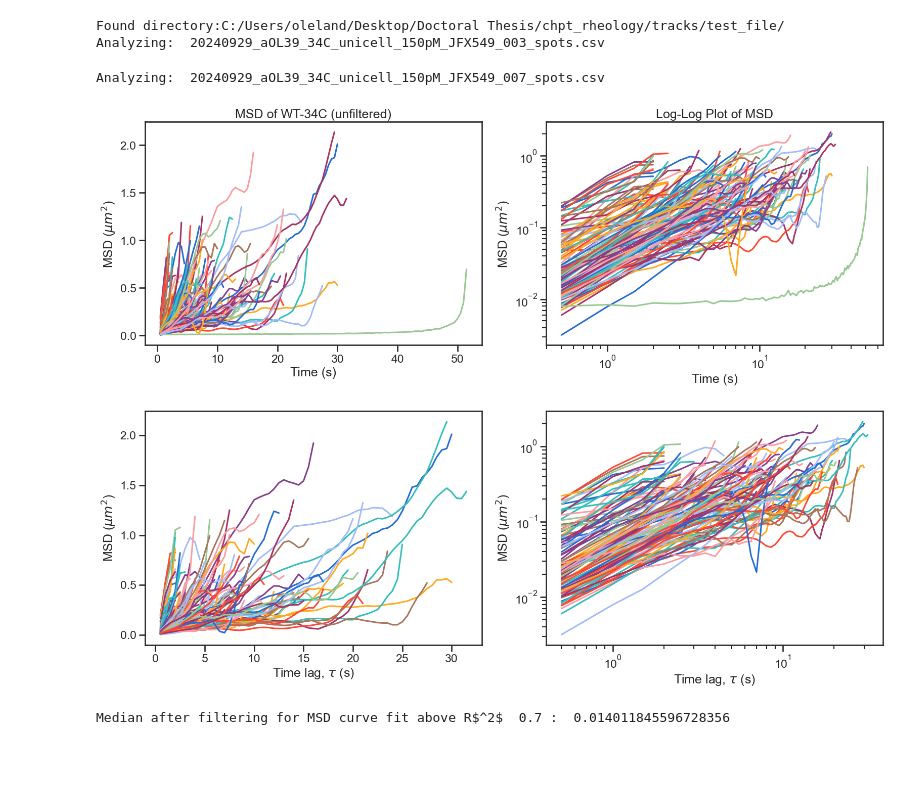
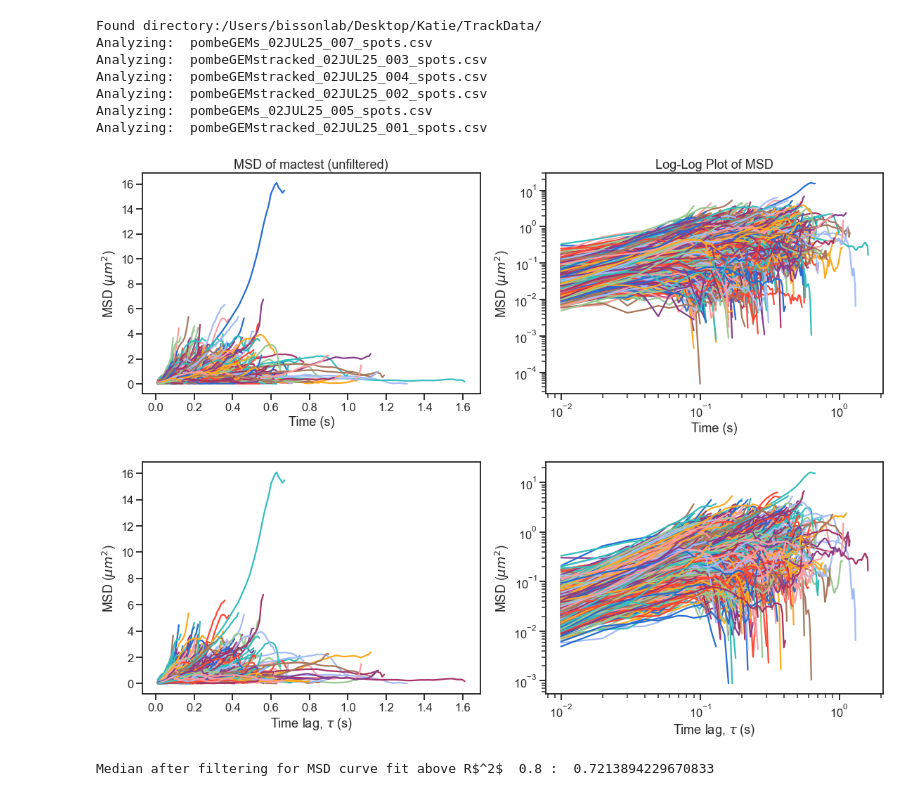
Before and after one commit to Archaea-Lab/Multicell_paper, a Jupyter notebook: trackmate_msd_analysis.ipynb, the cells around one changed output. Drawn from its saved outputs; the diff is of its cells as text; code cells hidden in the pictures; blank space fills up the shorter version.

Commit message:
updated for mac users

```diff
--- a/trackmate_msd_analysis.ipynb
+++ b/trackmate_msd_analysis.ipynb
@@ -145,15 +146,12 @@ def import_data(dir, folder, sample_id, min_lifetime, time_per_frame, min_disp):
     for dirpath, dirname, filenames in os.walk("."):
         print(f'Found directory:'+dir+folder)
         for file_name in filenames:
-            if file_name.endswith("spots.csv"):
-                full_path = os.path.join(dirpath, file_name)
-                print("Analyzing: ", file_name)
-                result = focitracker(file_name,
-                                     sample_id,
-                                     min_lifetime,
-                                     time_per_frame,
-                                     min_disp)
-                l.append(result)
+            if not file_name.endswith(".csv"):
+                continue
+            full_path = os.path.join(dirpath, file_name)
+            print("Analyzing: ", file_name)
+            result = focitracker(file_name, sample_id, min_lifetime, time_per_frame, min_disp)
+            l.append(result)
 
     dataframe = pd.concat(l, ignore_index=True)
     return dataframe
@@ -219,7 +217,7 @@ def graphs(dataset, sample_id, min_lifetime, time_per_frame, r2_cutoff=0.7):
         start_index = int(start_time/time_per_frame)-1
         end_time = time_per_frame*min_lifetime
         end_index = int(end_time/time_per_frame)
-        linear_model = linregress(lagtimes[start_index:end_index],
+        linear_model = stats.linregress(lagtimes[start_index:end_index],
                                   msd[start_index:end_index])
         slope = linear_model.slope
         r_2 = (linear_model.rvalue)**2
@@ -239,7 +237,7 @@ def graphs(dataset, sample_id, min_lifetime, time_per_frame, r2_cutoff=0.7):
         start_index = int(start_time/time_per_frame)-1
         end_time = time_per_frame*min_lifetime
         end_index = int(end_time/time_per_frame)
-        linear_model = linregress(lagtimes[start_index:end_index],
+        linear_model = stats.linregress(lagtimes[start_index:end_index],
                                   msd[start_index:end_index])
         slope = linear_model.slope
         r_2 = (linear_model.rvalue)**2
@@ -279,7 +277,7 @@ def graphs(dataset, sample_id, min_lifetime, time_per_frame, r2_cutoff=0.7):
     plt.figure(figsize=(8, 6))
     sns.stripplot(data=Ds_recalculated, y='D (slope)',
                   edgecolor="black", alpha=0.2, s=10, linewidth=1.0,
-                  legend=True, dodge=True)
+                  dodge=True)
     sns.boxplot(data=Ds_recalculated, y='D (slope)', color='w')
     print(r'Median after filtering for MSD curve fit above R$^2$ ',
           r2_cutoff , ": ",
@@ -331,26 +329,35 @@ There is 1 [default values] in the function:
 # %%
 #####################################################
 # Change the following inputs to match your dataset #
 #####################################################
-dir = 'C:/Users/oleland/Desktop/Doctoral Thesis/chpt_rheology/tracks/'
-folder = 'test_file/'
+dir = '/Users/bissonlab/Desktop/Katie/'
+folder1 = 'TrackData/'
+#folder2 = 'Rep 2 bBL116/tracks in cells/'
 
-sample_id = 'WT-34C'
-min_lifetime = 5 # frames
-time_per_frame = 0.5 # seconds
-min_disp = 0.5 # micron
+sample_id1 = 'mactest'
+#sample_id2 = 'NBWT-rep1.2'
+
+min_lifetime = 10 # frames
+time_per_frame = 0.01 # seconds
+min_disp = 0 # micron
 
 #################################################################################################
 # Run the functions import_data and graphs here on one folder containing your desired condition #
 #################################################################################################
+#Filter out tracks with R2 below 0.8
+test1 = import_data(dir, folder1, sample_id1, min_lifetime, time_per_frame, min_disp)
+graphs(test1, sample_id1, min_lifetime, time_per_frame, 0.8)
 
-test1 = import_data(dir, folder, sample_id, min_lifetime, time_per_frame, min_disp)
-
-graphs(test1, sample_id, min_lifetime, time_per_frame)
+#test2 = import_data(dir, folder2, sample_id2, min_lifetime, time_per_frame, min_disp)
+#graphs(test2, sample_id2, min_lifetime, time_per_frame, 0.8)
 # %% [output]
-Found directory:C:/Users/oleland/Desktop/Doctoral Thesis/chpt_rheology/tracks/test_file/
-Analyzing:  20240929_aOL39_34C_unicell_150pM_JFX549_003_spots.csv
+Found directory:/Users/bissonlab/Desktop/Katie/TrackData/
+Analyzing:  pombeGEMs_02JUL25_007_spots.csv
+Analyzing:  pombeGEMstracked_02JUL25_003_spots.csv
+Analyzing:  pombeGEMstracked_02JUL25_004_spots.csv
+Analyzing:  pombeGEMstracked_02JUL25_002_spots.csv
+Analyzing:  pombeGEMs_02JUL25_005_spots.csv
+Analyzing:  pombeGEMstracked_02JUL25_001_spots.csv
-Analyzing:  20240929_aOL39_34C_unicell_150pM_JFX549_007_spots.csv
-[figure, old version]
+[figure, new version]
-[figure, old version]
+[figure, new version]
-Median after filtering for MSD curve fit above R$^2$  0.7 :  0.014011845596728356
+Median after filtering for MSD curve fit above R$^2$  0.8 :  0.7213894229670833
```
Also changed, not shown: parts of 4 cells of this notebook.
